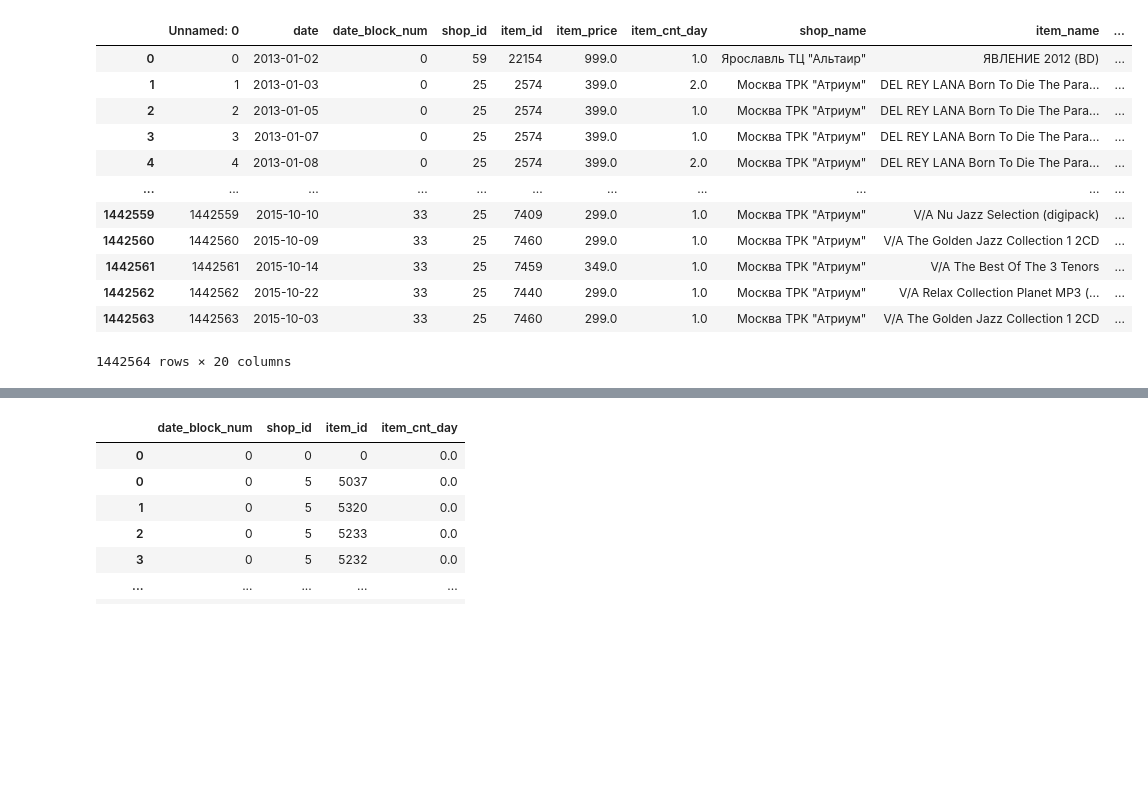
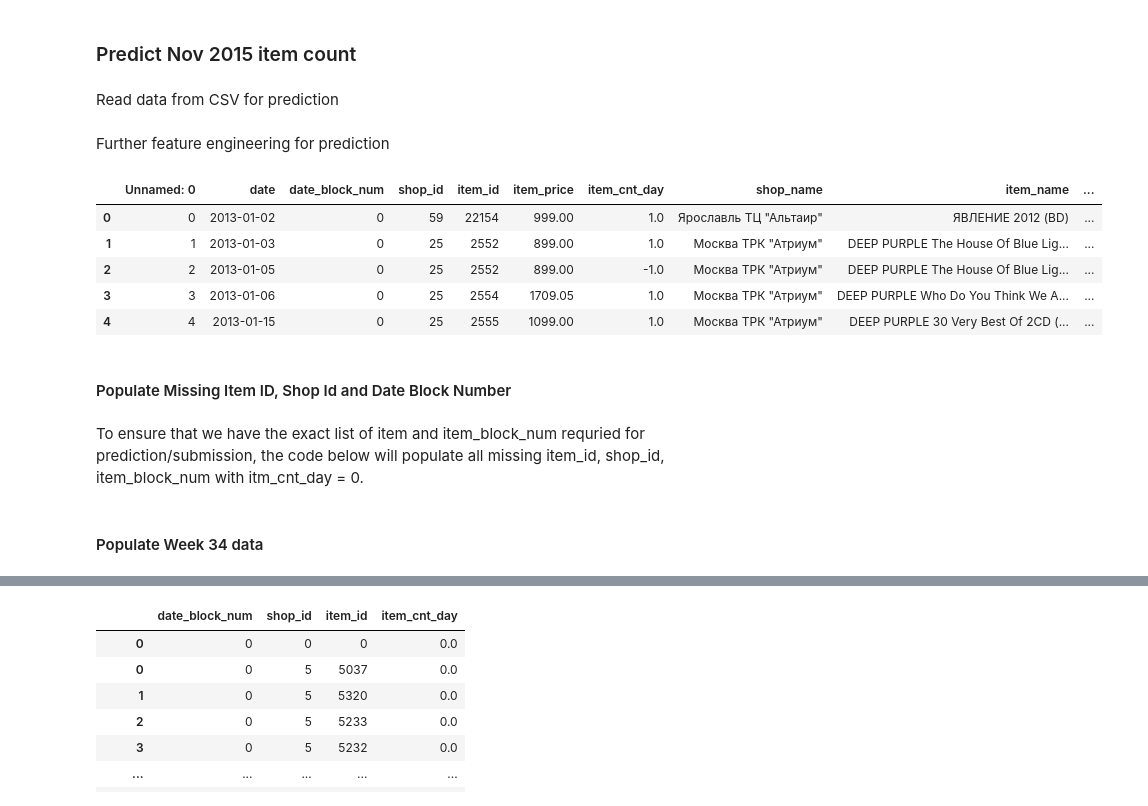
Before and after one commit to mingxiang1006/Predict_Futre_Sale, a Jupyter notebook: src/20201228_Fea_Pred.ipynb, the cells around one changed output, grey strips where cells are left out. Cells and saved outputs as stored; diff of their text form; code cells hidden in the pictures; blank space fills up the shorter version.

```diff
--- a/src/20201228_Fea_Pred.ipynb
+++ b/src/20201228_Fea_Pred.ipynb
@@ -16,10 +16,16 @@ def delifexistslist(varlist):
         if var in globals():
             del var
     gc.collect()
+# %% [markdown]
+### Predict Nov 2015 item count
+# %% [markdown]
+Read data from CSV for prediction
 # %%
 train = pd.read_csv('predictFutureSalesClean.csv')
 items = pd.read_csv("items.csv")
 test = pd.read_csv("test.csv")
+# %% [markdown]
+Further feature engineering for prediction
 # %%
 #add more columns for feature engineering
 all_data = train
@@ -34,21 +40,19 @@ all_data['wrk_week'] = np.where(all_data['date_year']==2013,
                                 all_data['date_week']+52,
                                 all_data['date_week']+104))
 # %%
-all_data
+all_data.head()
 # %% [output]
 |  | Unnamed: 0 | date | date_block_num | shop_id | item_id | item_price | item_cnt_day | shop_name | item_name | ... |
-| 0 | 0 | 2013-01-02 | 0 | 59 | 22154 | 999.0 | 1.0 | Ярославль ТЦ "Альтаир" | ЯВЛЕНИЕ 2012 (BD) | ... |
-| 1 | 1 | 2013-01-03 | 0 | 25 | 2574 | 399.0 | 2.0 | Москва ТРК "Атриум" | DEL REY LANA Born To Die The Para... | ... |
-| 2 | 2 | 2013-01-05 | 0 | 25 | 2574 | 399.0 | 1.0 | Москва ТРК "Атриум" | DEL REY LANA Born To Die The Para... | ... |
-| 3 | 3 | 2013-01-07 | 0 | 25 | 2574 | 399.0 | 1.0 | Москва ТРК "Атриум" | DEL REY LANA Born To Die The Para... | ... |
-| 4 | 4 | 2013-01-08 | 0 | 25 | 2574 | 399.0 | 2.0 | Москва ТРК "Атриум" | DEL REY LANA Born To Die The Para... | ... |
-| ... | ... | ... | ... | ... | ... | ... | ... | ... | ... | ... |
-| 1442559 | 1442559 | 2015-10-10 | 33 | 25 | 7409 | 299.0 | 1.0 | Москва ТРК "Атриум" | V/A Nu Jazz Selection (digipack) | ... |
-| 1442560 | 1442560 | 2015-10-09 | 33 | 25 | 7460 | 299.0 | 1.0 | Москва ТРК "Атриум" | V/A The Golden Jazz Collection 1 2CD | ... |
-| 1442561 | 1442561 | 2015-10-14 | 33 | 25 | 7459 | 349.0 | 1.0 | Москва ТРК "Атриум" | V/A The Best Of The 3 Tenors | ... |
-| 1442562 | 1442562 | 2015-10-22 | 33 | 25 | 7440 | 299.0 | 1.0 | Москва ТРК "Атриум" | V/A Relax Collection Planet MP3 (... | ... |
-| 1442563 | 1442563 | 2015-10-03 | 33 | 25 | 7460 | 299.0 | 1.0 | Москва ТРК "Атриум" | V/A The Golden Jazz Collection 1 2CD | ... |
+| 0 | 0 | 2013-01-02 | 0 | 59 | 22154 | 999.00 | 1.0 | Ярославль ТЦ "Альтаир" | ЯВЛЕНИЕ 2012 (BD) | ... |
+| 1 | 1 | 2013-01-03 | 0 | 25 | 2552 | 899.00 | 1.0 | Москва ТРК "Атриум" | DEEP PURPLE The House Of Blue Lig... | ... |
+| 2 | 2 | 2013-01-05 | 0 | 25 | 2552 | 899.00 | -1.0 | Москва ТРК "Атриум" | DEEP PURPLE The House Of Blue Lig... | ... |
+| 3 | 3 | 2013-01-06 | 0 | 25 | 2554 | 1709.05 | 1.0 | Москва ТРК "Атриум" | DEEP PURPLE Who Do You Think We A... | ... |
+| 4 | 4 | 2013-01-15 | 0 | 25 | 2555 | 1099.00 | 1.0 | Москва ТРК "Атриум" | DEEP PURPLE 30 Very Best Of 2CD (... | ... |
-1442564 rows × 20 columns
+# %% [markdown]
+#### Populate Missing Item ID, Shop Id and Date Block Number
+# %% [markdown]
+To ensure that we have the exact list of item and item_block_num requried for prediction/submission, the code below
+will populate all missing item_id, shop_id, item_block_num with itm_cnt_day = 0.
 # %%
 itemCntDayGrouped = all_data.groupby(['item_id','shop_id','date_block_num'])[['item_cnt_day']].agg('sum').reset_index()
 # %%
@@ -68,0 +71,2 @@ for i in range(34):
+# %% [markdown]
+#### Populate Week 34 data
```
Also changed, not shown: parts of 38 cells of this notebook.
